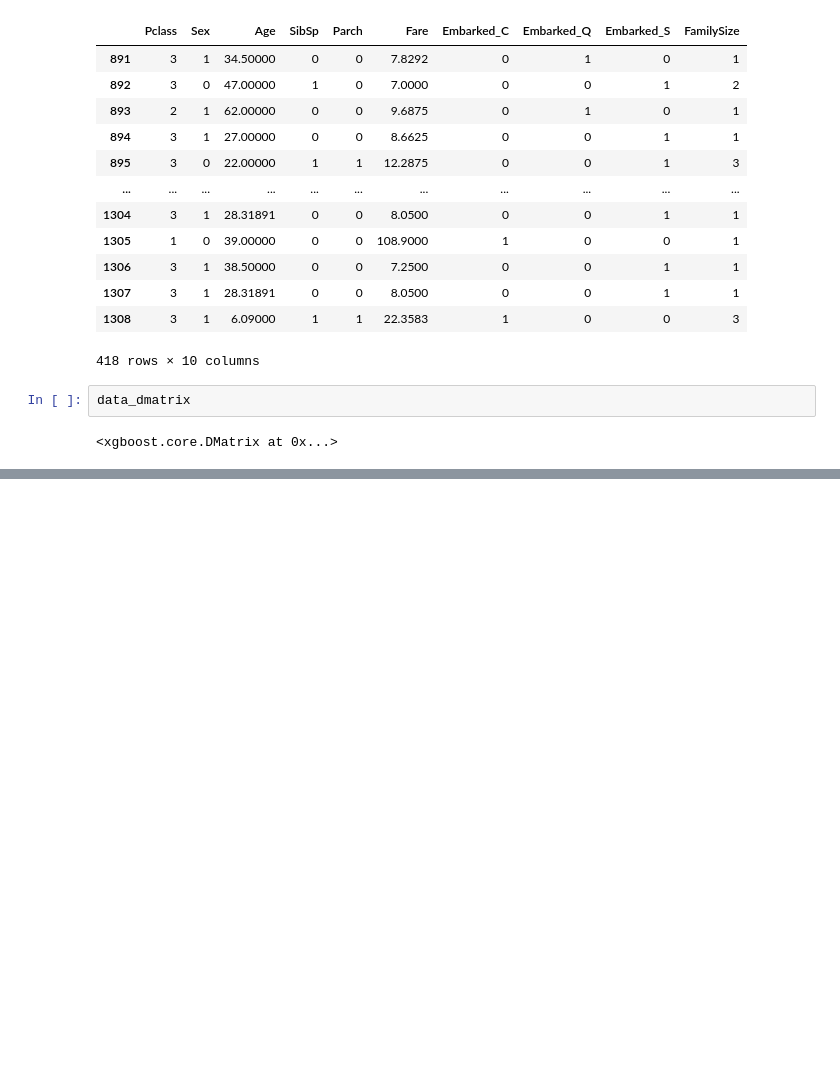
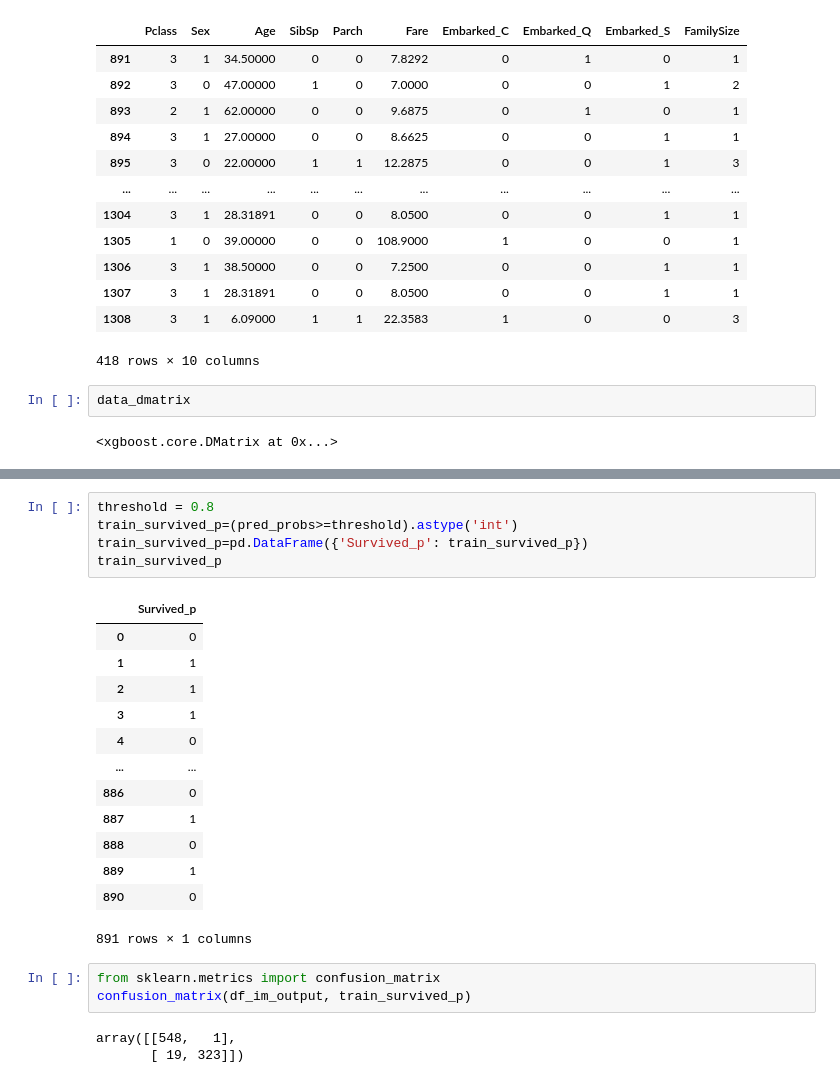
Before and after one commit to jinzhih/XGBoost, a Jupyter notebook: XGBoost.ipynb, the cells around one changed output, grey strips where cells are left out. Cells and saved outputs as stored; diff of their text form; blank space fills up the shorter version.

```diff
--- a/XGBoost.ipynb
+++ b/XGBoost.ipynb
@@ -484,0 +519,25 @@ AssertionError: Must have at least 1 validation dataset for early stopping.
+# %%
+threshold = 0.8
+train_survived_p=(pred_probs>=threshold).astype('int')
+train_survived_p=pd.DataFrame({'Survived_p': train_survived_p})
+train_survived_p
+# %% [output]
+|  | Survived_p |
+| 0 | 0 |
+| 1 | 1 |
+| 2 | 1 |
+| 3 | 1 |
+| 4 | 0 |
+| ... | ... |
+| 886 | 0 |
+| 887 | 1 |
+| 888 | 0 |
+| 889 | 1 |
+| 890 | 0 |
+891 rows × 1 columns
+# %%
+from sklearn.metrics import confusion_matrix
+confusion_matrix(df_im_output, train_survived_p)
+# %% [output]
+array([[548,   1],
+       [ 19, 323]])
```
Also changed, not shown: parts of 7 cells of this notebook.
